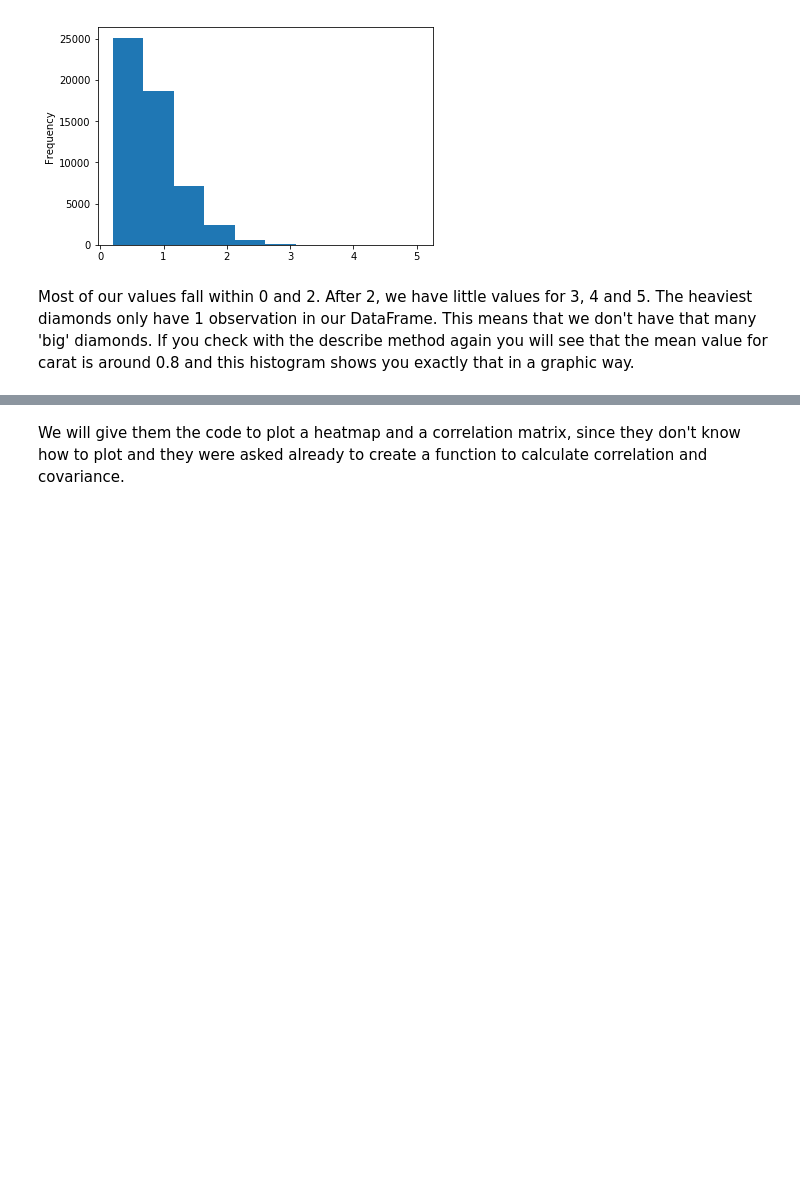
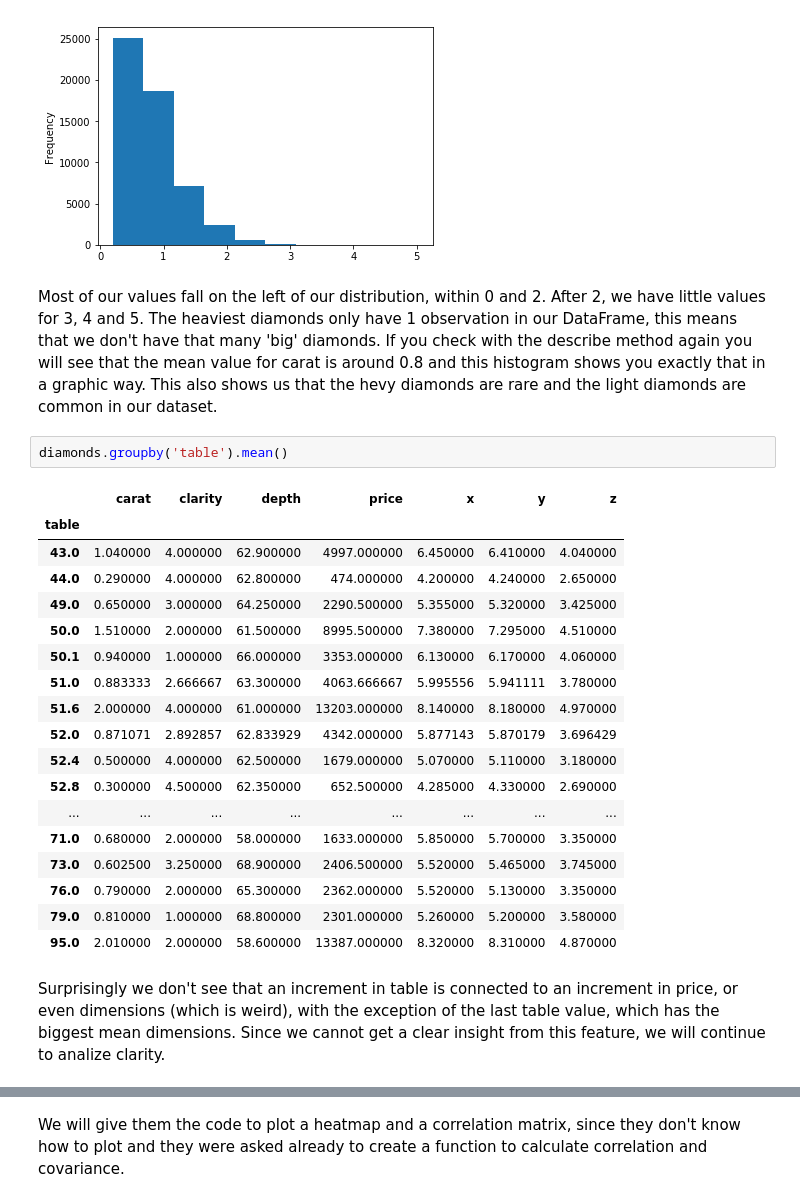
Before and after one commit to ta-data-bcn/Review-W4-Data-Cleaning-And-Descriptive-Statistics, a Jupyter notebook: 2.-EDA.ipynb, the cells around one changed output, grey strips where cells are left out. Cells and saved outputs as stored; diff of their text form; blank space fills up the shorter version.

```diff
--- a/2.-EDA.ipynb
+++ b/2.-EDA.ipynb
@@ -90,4 +94,27 @@ diamonds.carat.plot(kind='hist')
 <matplotlib.axes._subplots.AxesSubplot at 0x...>
 [figure]
 # %% [markdown]
-Most of our values fall within 0 and 2. After 2, we have little values for 3, 4 and 5. The heaviest diamonds only have 1 observation in our DataFrame. This means that we don't have that many 'big' diamonds. If you check with the describe method again you will see that the mean value for carat is around 0.8 and this histogram shows you exactly that in a graphic way.
+Most of our values fall on the left of our distribution, within 0 and 2. After 2, we have little values for 3, 4 and 5. The heaviest diamonds only have 1 observation in our DataFrame, this means that we don't have that many 'big' diamonds. If you check with the describe method again you will see that the mean value for carat is around 0.8 and this histogram shows you exactly that in a graphic way. This also shows us that the hevy diamonds are rare and the light diamonds are common in our dataset.
+# %%
+diamonds.groupby('table').mean()
+# %% [output]
+|  | carat | clarity | depth | price | x | y | z |
+| table |  |  |  |  |  |  |  |
+| 43.0 | 1.040000 | 4.000000 | 62.900000 | 4997.000000 | 6.450000 | 6.410000 | 4.040000 |
+| 44.0 | 0.290000 | 4.000000 | 62.800000 | 474.000000 | 4.200000 | 4.240000 | 2.650000 |
+| 49.0 | 0.650000 | 3.000000 | 64.250000 | 2290.500000 | 5.355000 | 5.320000 | 3.425000 |
+| 50.0 | 1.510000 | 2.000000 | 61.500000 | 8995.500000 | 7.380000 | 7.295000 | 4.510000 |
+| 50.1 | 0.940000 | 1.000000 | 66.000000 | 3353.000000 | 6.130000 | 6.170000 | 4.060000 |
+| 51.0 | 0.883333 | 2.666667 | 63.300000 | 4063.666667 | 5.995556 | 5.941111 | 3.780000 |
+| 51.6 | 2.000000 | 4.000000 | 61.000000 | 13203.000000 | 8.140000 | 8.180000 | 4.970000 |
+| 52.0 | 0.871071 | 2.892857 | 62.833929 | 4342.000000 | 5.877143 | 5.870179 | 3.696429 |
+| 52.4 | 0.500000 | 4.000000 | 62.500000 | 1679.000000 | 5.070000 | 5.110000 | 3.180000 |
+| 52.8 | 0.300000 | 4.500000 | 62.350000 | 652.500000 | 4.285000 | 4.330000 | 2.690000 |
+| ... | ... | ... | ... | ... | ... | ... | ... |
+| 71.0 | 0.680000 | 2.000000 | 58.000000 | 1633.000000 | 5.850000 | 5.700000 | 3.350000 |
+| 73.0 | 0.602500 | 3.250000 | 68.900000 | 2406.500000 | 5.520000 | 5.465000 | 3.745000 |
+| 76.0 | 0.790000 | 2.000000 | 65.300000 | 2362.000000 | 5.520000 | 5.130000 | 3.350000 |
+| 79.0 | 0.810000 | 1.000000 | 68.800000 | 2301.000000 | 5.260000 | 5.200000 | 3.580000 |
+| 95.0 | 2.010000 | 2.000000 | 58.600000 | 13387.000000 | 8.320000 | 8.310000 | 4.870000 |
+# %% [markdown]
+Surprisingly we don't see that an increment in table is connected to an increment in price, or even dimensions (which is weird), with the exception of the last table value, which has the biggest mean dimensions. Since we cannot get a clear insight from this feature, we will continue to analize clarity.
```
Also changed, not shown: parts of 25 cells of this notebook.
